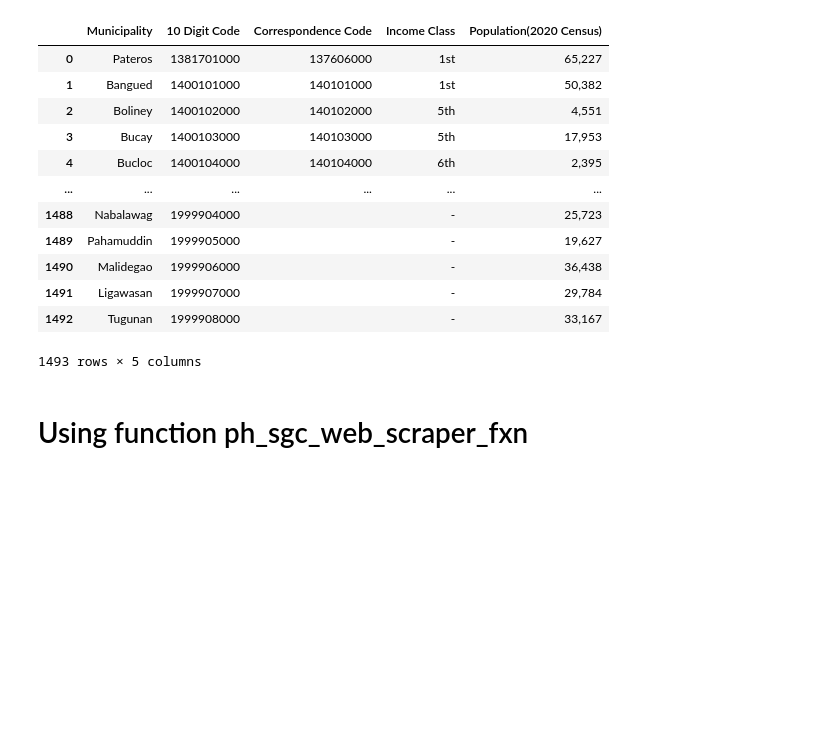
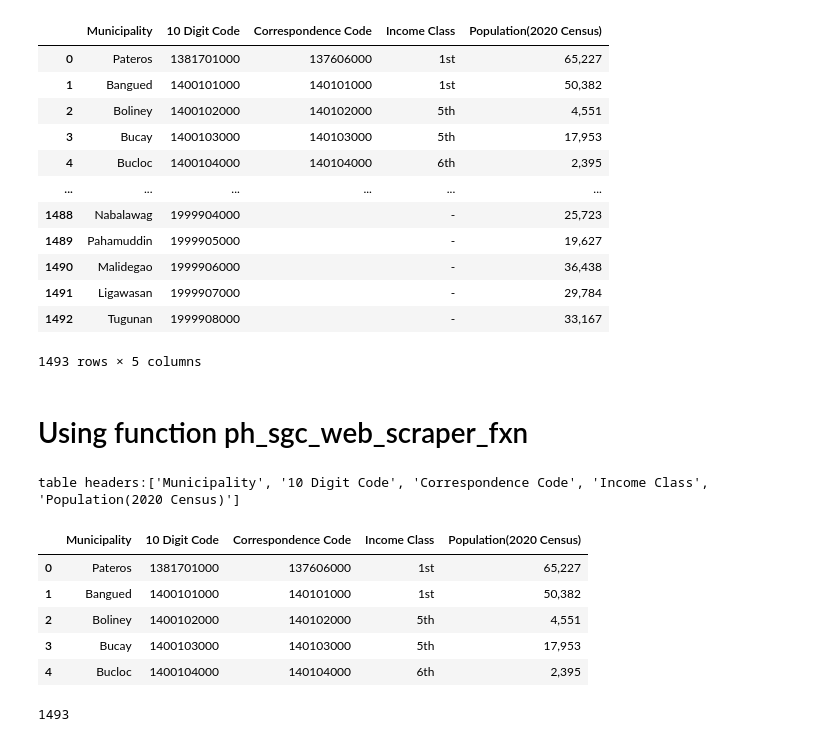
Before and after one commit to BMasinde/causal-fairness-Philippines-drrm, a Jupyter notebook: data expo notebooks/Philippines web scrapping.ipynb, the cells around one changed output. Cells and saved outputs as stored; diff of their text form; code cells hidden in the pictures; blank space fills up the shorter version.

```diff
--- a/data expo notebooks/Philippines web scrapping.ipynb
+++ b/data expo notebooks/Philippines web scrapping.ipynb
@@ -136,0 +142,17 @@ ph_mun_inc_class.to_csv(r'/Users/masinde/Documents/phd/causal fairness/data/extr
+# %%
+ph_mun_inc_class = ph_sgc_web_scraper(philippines_stat_web)
+# %% [output]
+table headers:['Municipality', '10 Digit Code', 'Correspondence Code', 'Income Class', 'Population(2020 Census)']
+# %%
+ph_mun_inc_class.head()
+# %% [output]
+|  | Municipality | 10 Digit Code | Correspondence Code | Income Class | Population(2020 Census) |
+| 0 | Pateros | 1381701000 | 137606000 | 1st | 65,227 |
+| 1 | Bangued | 1400101000 | 140101000 | 1st | 50,382 |
+| 2 | Boliney | 1400102000 | 140102000 | 5th | 4,551 |
+| 3 | Bucay | 1400103000 | 140103000 | 5th | 17,953 |
+| 4 | Bucloc | 1400104000 | 140104000 | 6th | 2,395 |
+# %%
+len(ph_mun_inc_class)
+# %% [output]
+1493
```
Also changed, not shown: parts of 2 cells of this notebook.
